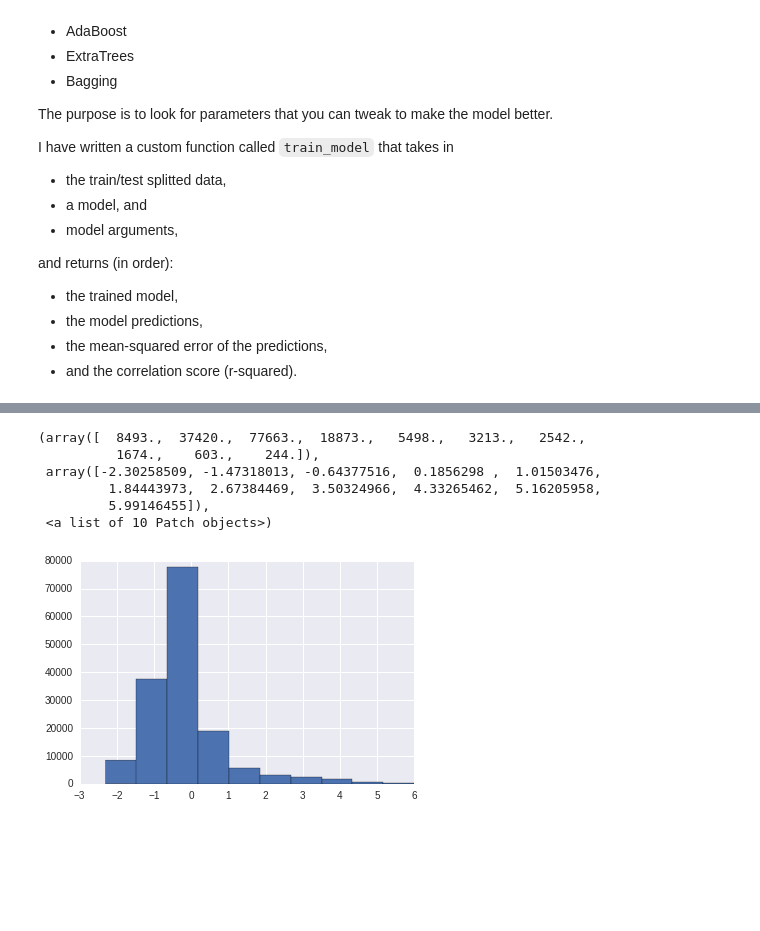
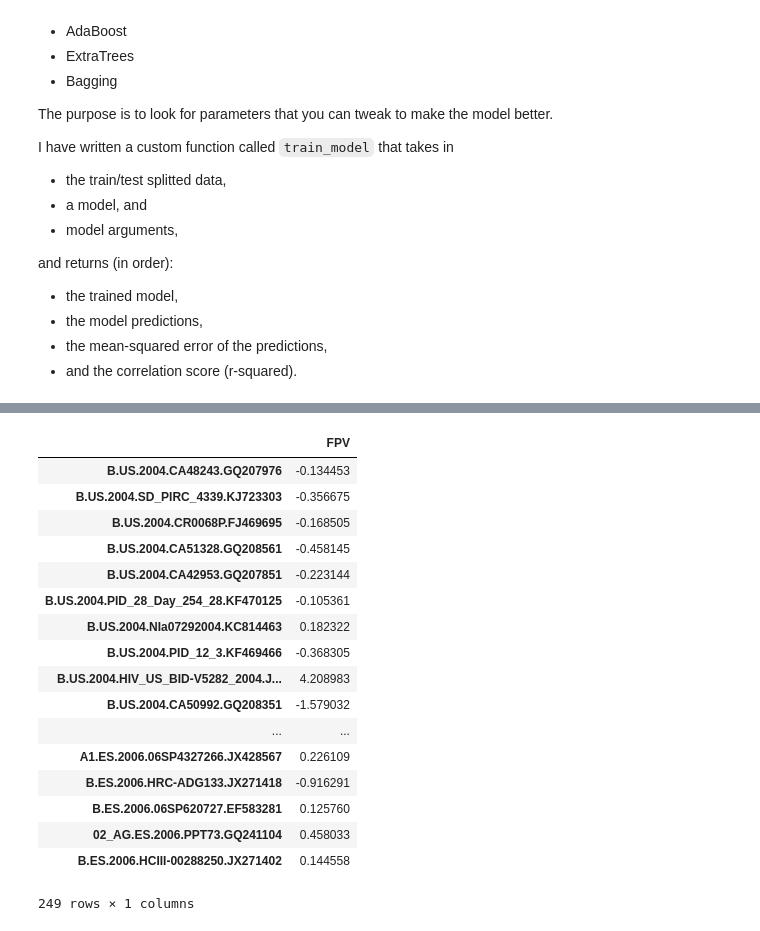
Before and after one commit to ericmjl/systems-microbiology-hiv, a Jupyter notebook: 02 Train and Test - Protease.ipynb, the cells around one changed output, grey strips where cells are left out. Cells and saved outputs as stored; diff of their text form; code cells hidden in the pictures; blank space fills up the shorter version.

Commit message:
added predictions

```diff
--- a/02 Train and Test - Protease.ipynb
+++ b/02 Train and Test - Protease.ipynb
@@ -245,14 +242,28 @@ proteases_df
 # %%
 # Make predictions using the best model - ExtraTrees Regressor
-etr_preds = etr.predict(proteases_df)
-plt.hist(etr_preds)
+etr_preds = pd.DataFrame(etr.predict(proteases_df))
+etr_preds.index = proteases_df.index
+etr_preds.columns = ['{0}'.format(DRUG)]
-# %% [output]
-(array([  8493.,  37420.,  77663.,  18873.,   5498.,   3213.,   2542.,
-          1674.,    603.,    244.]),
- array([-2.30258509, -1.47318013, -0.64377516,  0.1856298 ,  1.01503476,
-         1.84443973,  2.67384469,  3.50324966,  4.33265462,  5.16205958,
-         5.99146455]),
- <a list of 10 Patch objects>)
-[figure, removed]
+# %%
+etr_preds
+# %% [output]
+|  | FPV |
+| B.US.2004.CA48243.GQ207976 | -0.134453 |
+| B.US.2004.SD_PIRC_4339.KJ723303 | -0.356675 |
+| B.US.2004.CR0068P.FJ469695 | -0.168505 |
+| B.US.2004.CA51328.GQ208561 | -0.458145 |
+| B.US.2004.CA42953.GQ207851 | -0.223144 |
+| B.US.2004.PID_28_Day_254_28.KF470125 | -0.105361 |
+| B.US.2004.NIa07292004.KC814463 | 0.182322 |
+| B.US.2004.PID_12_3.KF469466 | -0.368305 |
+| B.US.2004.HIV_US_BID-V5282_2004.J... | 4.208983 |
+| B.US.2004.CA50992.GQ208351 | -1.579032 |
+| ... | ... |
+| A1.ES.2006.06SP4327266.JX428567 | 0.226109 |
+| B.ES.2006.HRC-ADG133.JX271418 | -0.916291 |
+| B.ES.2006.06SP620727.EF583281 | 0.125760 |
+| 02_AG.ES.2006.PPT73.GQ241104 | 0.458033 |
+| B.ES.2006.HCIII-00288250.JX271402 | 0.144558 |
+249 rows × 1 columns
 # %%
 pd.DataFrame(etr_preds).to_csv('csv/{0}_etr_preds.csv'.format(DRUG))
```
Also changed, not shown: parts of 7 cells of this notebook, 7 other files.
